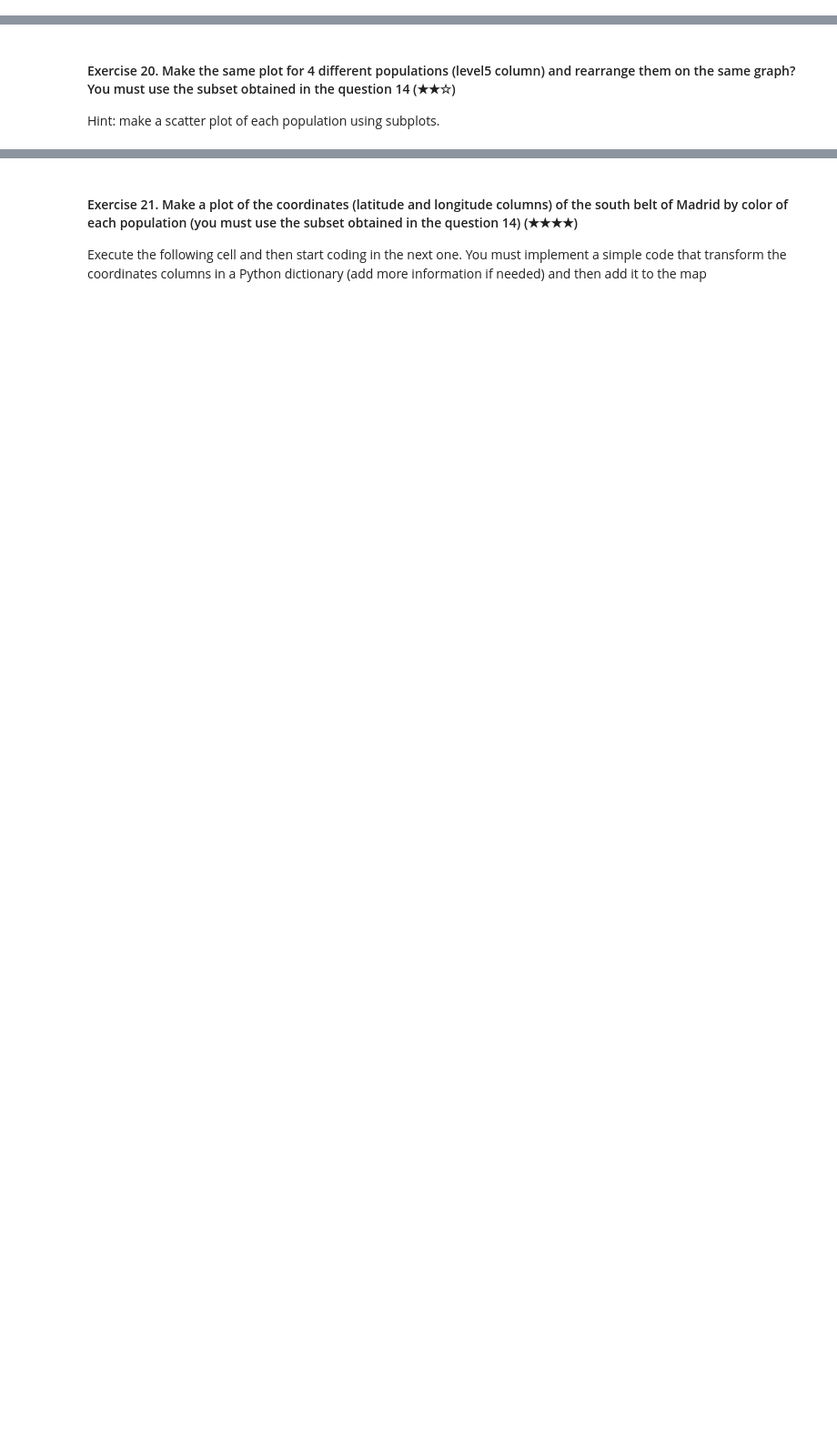
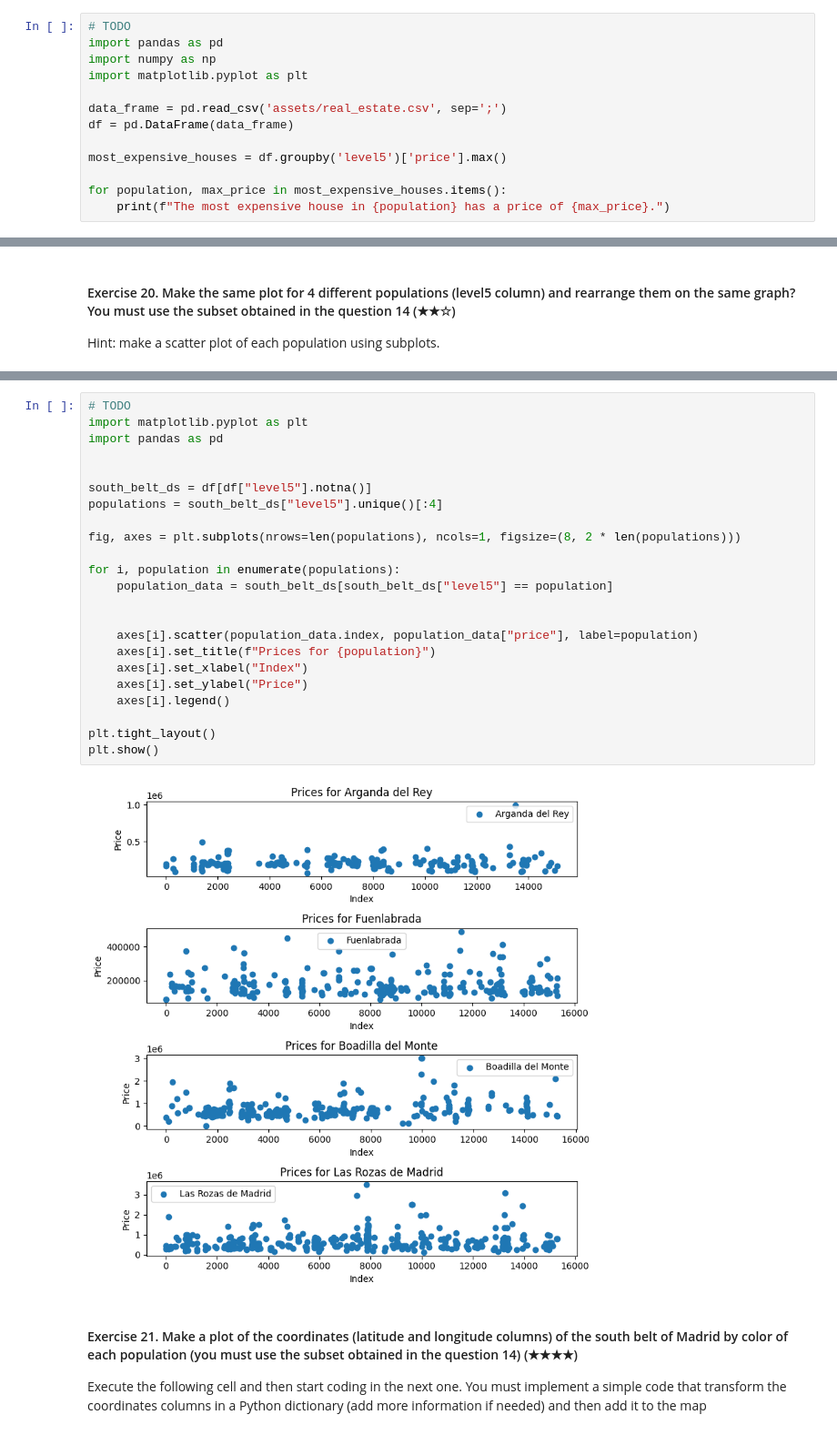
Before and after one commit to 4GeeksAcademy/realestate-datacleanup-exercise-omass, a Jupyter notebook: project.ipynb, the cells around one changed output, grey strips where cells are left out. Shown: that part at 91% size. Cells and saved outputs as stored; diff of their text form; blank space fills up the shorter version.

```diff
--- a/project.ipynb
+++ b/project.ipynb
@@ -177,0 +418,13 @@ Print both the address and the price of the selected house of each population. Y
+# %%
+# TODO
+import pandas as pd
+import numpy as np
+import matplotlib.pyplot as plt
+
+data_frame = pd.read_csv('assets/real_estate.csv', sep=';')
+df = pd.DataFrame(data_frame)
+
+most_expensive_houses = df.groupby('level5')['price'].max()
+
+for population, max_price in most_expensive_houses.items():
+    print(f"The most expensive house in {population} has a price of {max_price}.")
@@ -199,3 +522,28 @@ Hint: make a scatter plot of each population using subplots.
+# %%
+# TODO
+import matplotlib.pyplot as plt
+import pandas as pd
+
+
+south_belt_ds = df[df["level5"].notna()]
+populations = south_belt_ds["level5"].unique()[:4]
+
+fig, axes = plt.subplots(nrows=len(populations), ncols=1, figsize=(8, 2 * len(populations)))
+
+for i, population in enumerate(populations):
+    population_data = south_belt_ds[south_belt_ds["level5"] == population]
+
+
+    axes[i].scatter(population_data.index, population_data["price"], label=population)
+    axes[i].set_title(f"Prices for {population}")
+    axes[i].set_xlabel("Index")
+    axes[i].set_ylabel("Price")
+    axes[i].legend()
+
+plt.tight_layout()
+plt.show()
+# %% [output]
+[figure, added]
 # %% [markdown]
 #### Exercise 21. Make a plot of the coordinates (latitude and longitude columns) of the south belt of Madrid by color of each population (you must use the subset obtained in the question 14) (★★★★)
 
```
Also changed, not shown: parts of 49 cells of this notebook, 1 other file.
